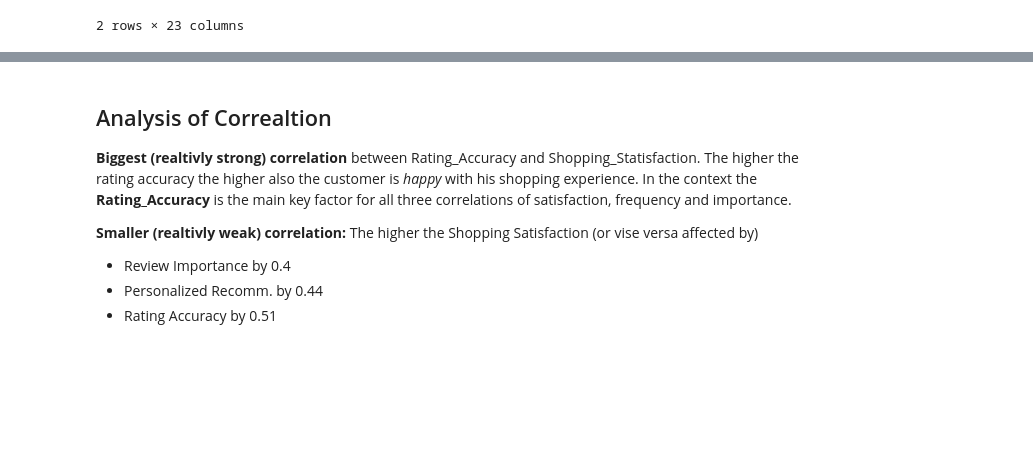
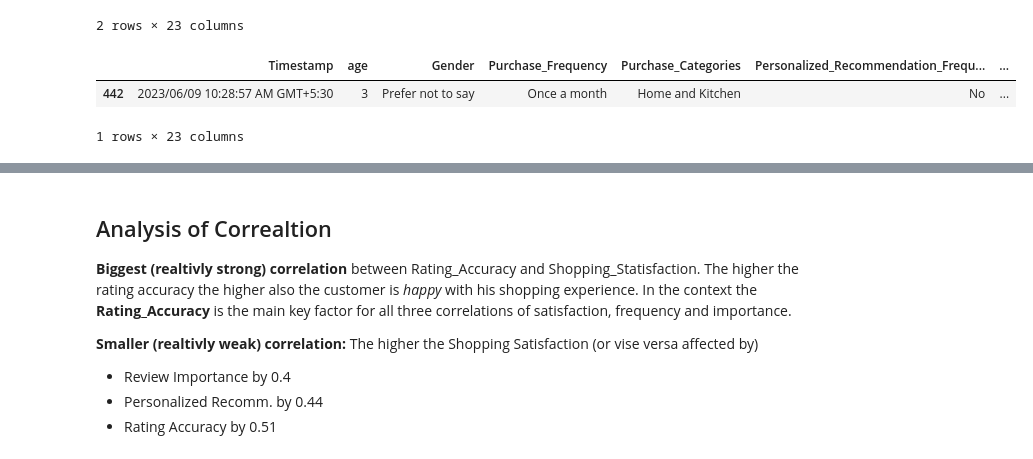
Before and after one commit to Korsas/-Exploratory-Amazon, a Jupyter notebook: amazon-consumer-behaviour-dataset-playthrough.ipynb, the cells around one changed output, grey strips where cells are left out. Saved outputs shown, nothing was run; the diff lists cells and outputs as text; code cells hidden in the pictures; blank space fills up the shorter version.

```diff
--- a/amazon-consumer-behaviour-dataset-playthrough.ipynb
+++ b/amazon-consumer-behaviour-dataset-playthrough.ipynb
@@ -93,8 +125,11 @@ Name: age, dtype: int64
 | 382 | 2023/06/08 5:49:59 PM GMT+5:30 | 47 | Female | Few times a month | Beauty and Personal Care;Clothing... | No | ... |
 2 rows × 23 columns
 # %%
-#raw_data.drop(442,inplace=True)
 mode = raw_data['Product_Search_Method'].mode()[0]
 raw_data.fillna(mode,inplace=True)
 raw_data.drop_duplicates(inplace=True)
-##raw_data.loc[[442]]
+raw_data.loc[[442]]
+# %% [output]
+|  | Timestamp | age | Gender | Purchase_Frequency | Purchase_Categories | Personalized_Recommendation_Frequ... | ... |
+| 442 | 2023/06/09 10:28:57 AM GMT+5:30 | 3 | Prefer not to say | Once a month | Home and Kitchen | No | ... |
+1 rows × 23 columns
```
Also changed, not shown: parts of 12 cells of this notebook.
